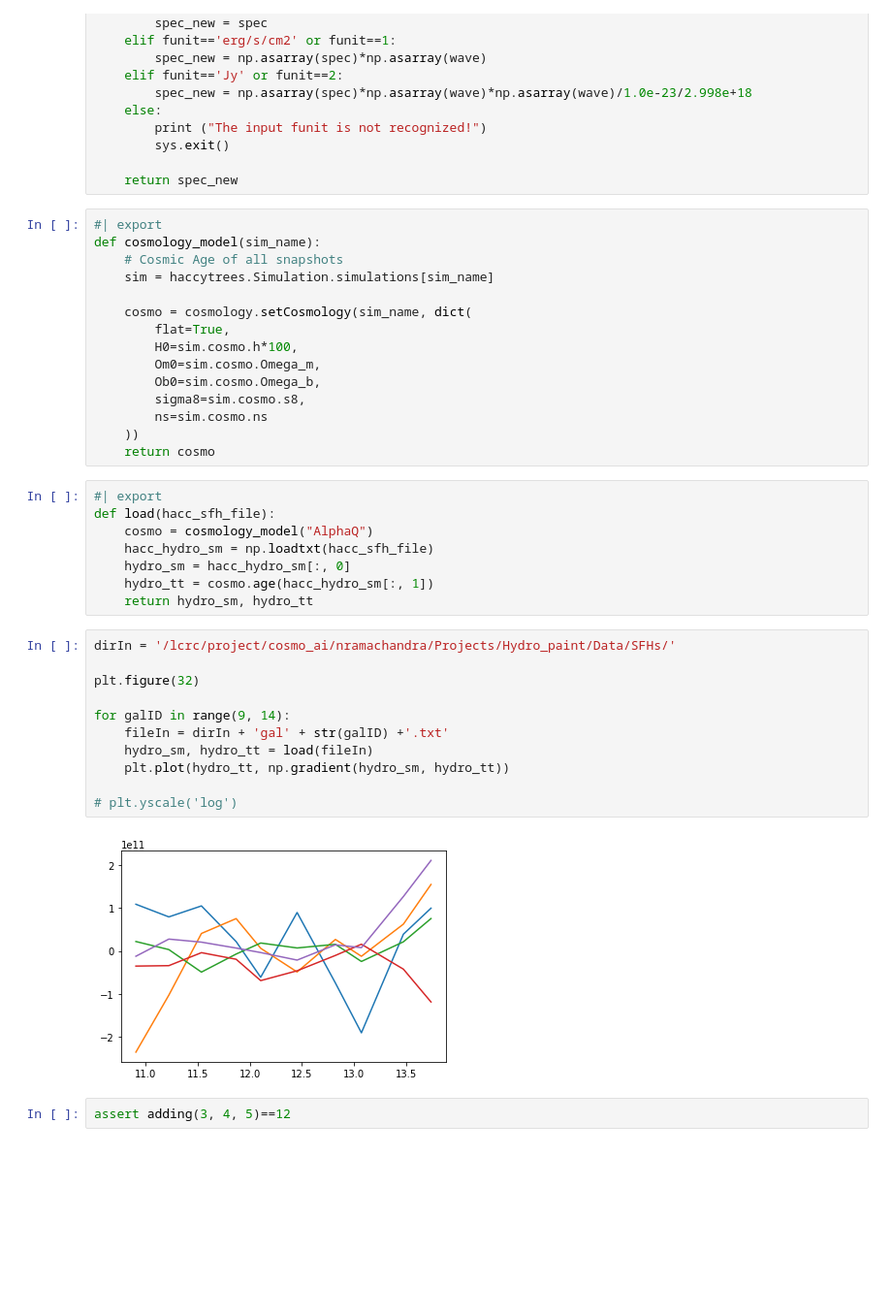
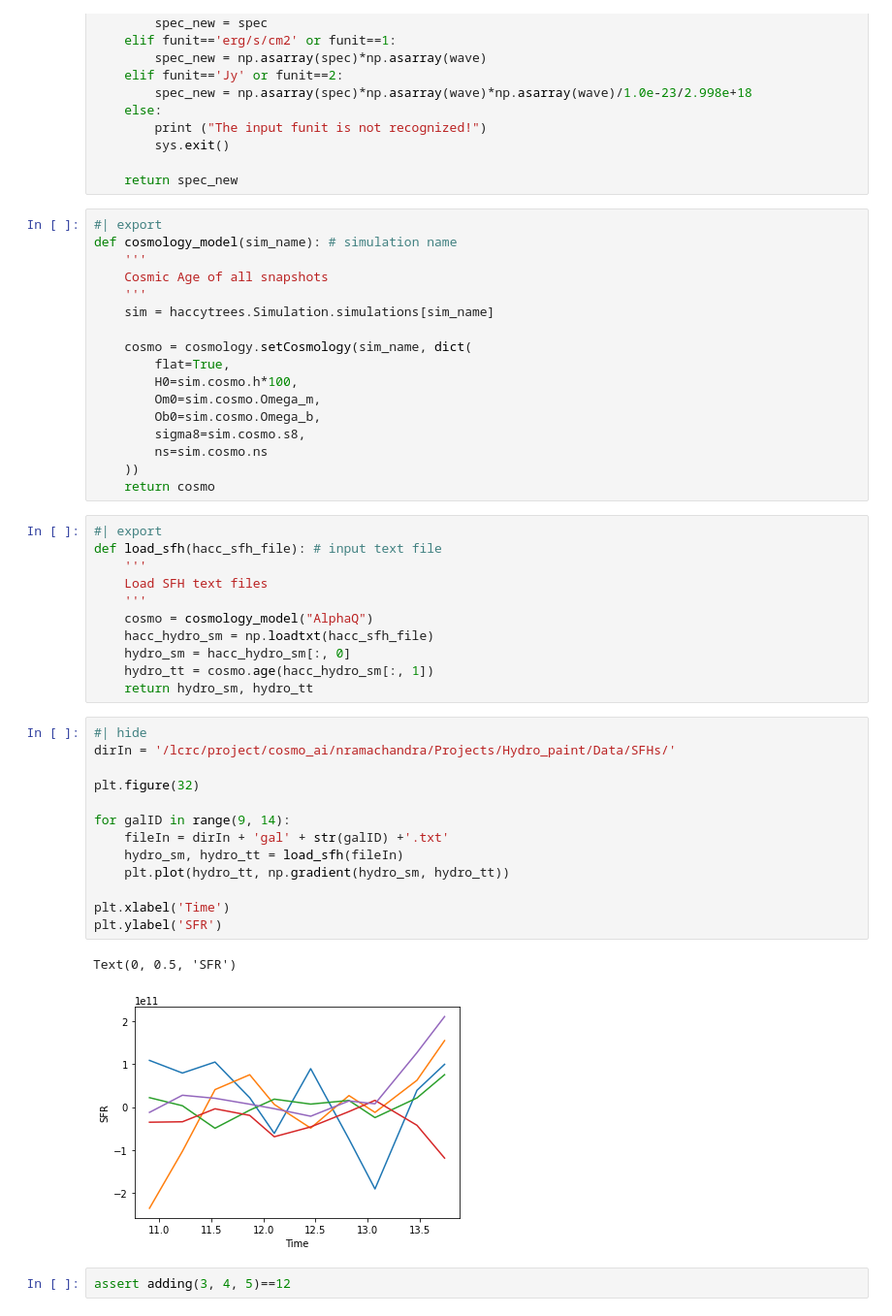
Before and after one commit to nesar/paint_hydro, a Jupyter notebook: nbs/00_seds.ipynb, the cells around one changed output. Shown: that part at 97% size. Cells and saved outputs as stored; diff of their text form; blank space fills up the shorter version.

```diff
--- a/nbs/00_seds.ipynb
+++ b/nbs/00_seds.ipynb
@@ -126,8 +128,10 @@ def convert_unit_spec_from_ergscm2A(wave, # wavelength
     return spec_new
 # %%
 #| export
-def cosmology_model(sim_name):
-    # Cosmic Age of all snapshots
+def cosmology_model(sim_name): # simulation name
+    '''
+    Cosmic Age of all snapshots
+    '''
     sim = haccytrees.Simulation.simulations[sim_name]
 
     cosmo = cosmology.setCosmology(sim_name, dict(
@@ -141,24 +145,30 @@ def cosmology_model(sim_name):
     return cosmo
 # %%
 #| export
-def load(hacc_sfh_file):
+def load_sfh(hacc_sfh_file): # input text file
+    '''
+    Load SFH text files
+    '''
     cosmo = cosmology_model("AlphaQ")
     hacc_hydro_sm = np.loadtxt(hacc_sfh_file)
     hydro_sm = hacc_hydro_sm[:, 0]
     hydro_tt = cosmo.age(hacc_hydro_sm[:, 1])
     return hydro_sm, hydro_tt
 # %%
+#| hide
 dirIn = '/lcrc/project/cosmo_ai/nramachandra/Projects/Hydro_paint/Data/SFHs/'
 
 plt.figure(32)
 
 for galID in range(9, 14):
     fileIn = dirIn + 'gal' + str(galID) +'.txt'
-    hydro_sm, hydro_tt = load(fileIn)
+    hydro_sm, hydro_tt = load_sfh(fileIn)
     plt.plot(hydro_tt, np.gradient(hydro_sm, hydro_tt))
 
-# plt.yscale('log')
+plt.xlabel('Time')
+plt.ylabel('SFR')
 # %% [output]
+Text(0, 0.5, 'SFR')
-[figure, old version]
+[figure, new version]
 # %%
 assert adding(3, 4, 5)==12
```
Also changed, not shown: parts of 8 cells of this notebook, 4 other files.
